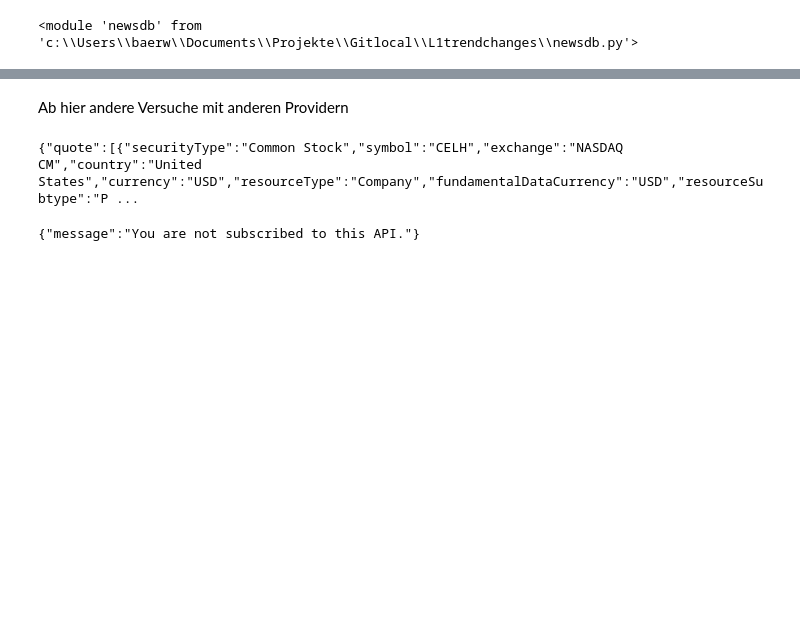
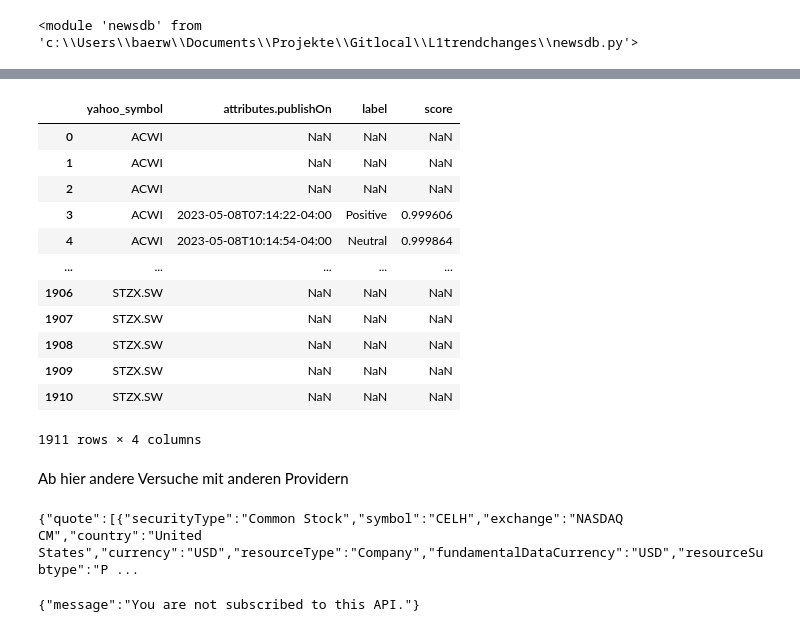
Before and after one commit to baerwind/L1trendchanges, a Jupyter notebook: newslist_topHoldings.ipynb, the cells around one changed output, grey strips where cells are left out. Saved outputs shown, nothing was run; the diff lists cells and outputs as text; code cells hidden in the pictures; blank space fills up the shorter version.

```diff
--- a/newslist_topHoldings.ipynb
+++ b/newslist_topHoldings.ipynb
@@ -83,3 +256,19 @@ conn.close()
+# %%
+yahoo_symbol_scatterdf
+# %% [output]
+|  | yahoo_symbol | attributes.publishOn | label | score |
+| 0 | ACWI | NaN | NaN | NaN |
+| 1 | ACWI | NaN | NaN | NaN |
+| 2 | ACWI | NaN | NaN | NaN |
+| 3 | ACWI | 2023-05-08T07:14:22-04:00 | Positive | 0.999606 |
+| 4 | ACWI | 2023-05-08T10:14:54-04:00 | Neutral | 0.999864 |
+| ... | ... | ... | ... | ... |
+| 1906 | STZX.SW | NaN | NaN | NaN |
+| 1907 | STZX.SW | NaN | NaN | NaN |
+| 1908 | STZX.SW | NaN | NaN | NaN |
+| 1909 | STZX.SW | NaN | NaN | NaN |
+| 1910 | STZX.SW | NaN | NaN | NaN |
+1911 rows × 4 columns
 # %% [markdown]
 Ab hier andere Versuche mit anderen Providern
 # %%
```
Also changed, not shown: parts of 32 cells of this notebook, 2 other files.
